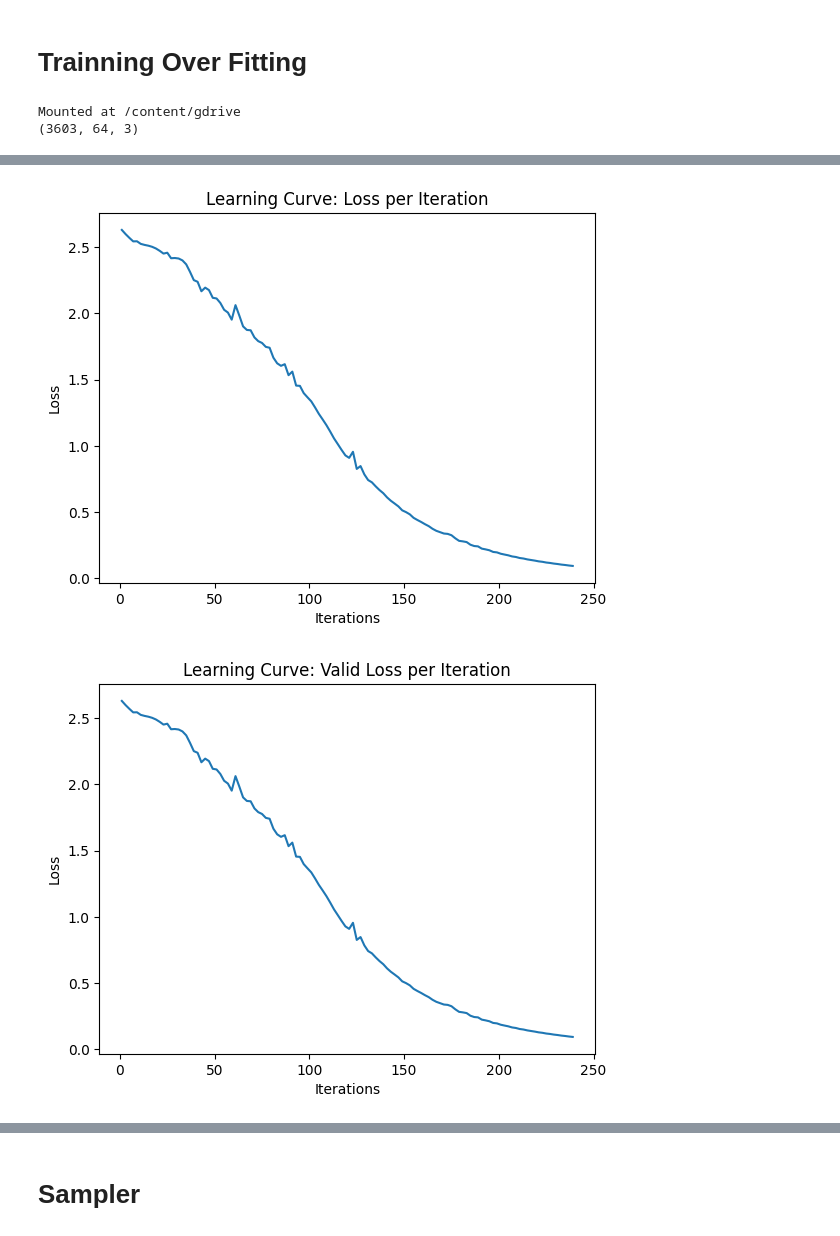
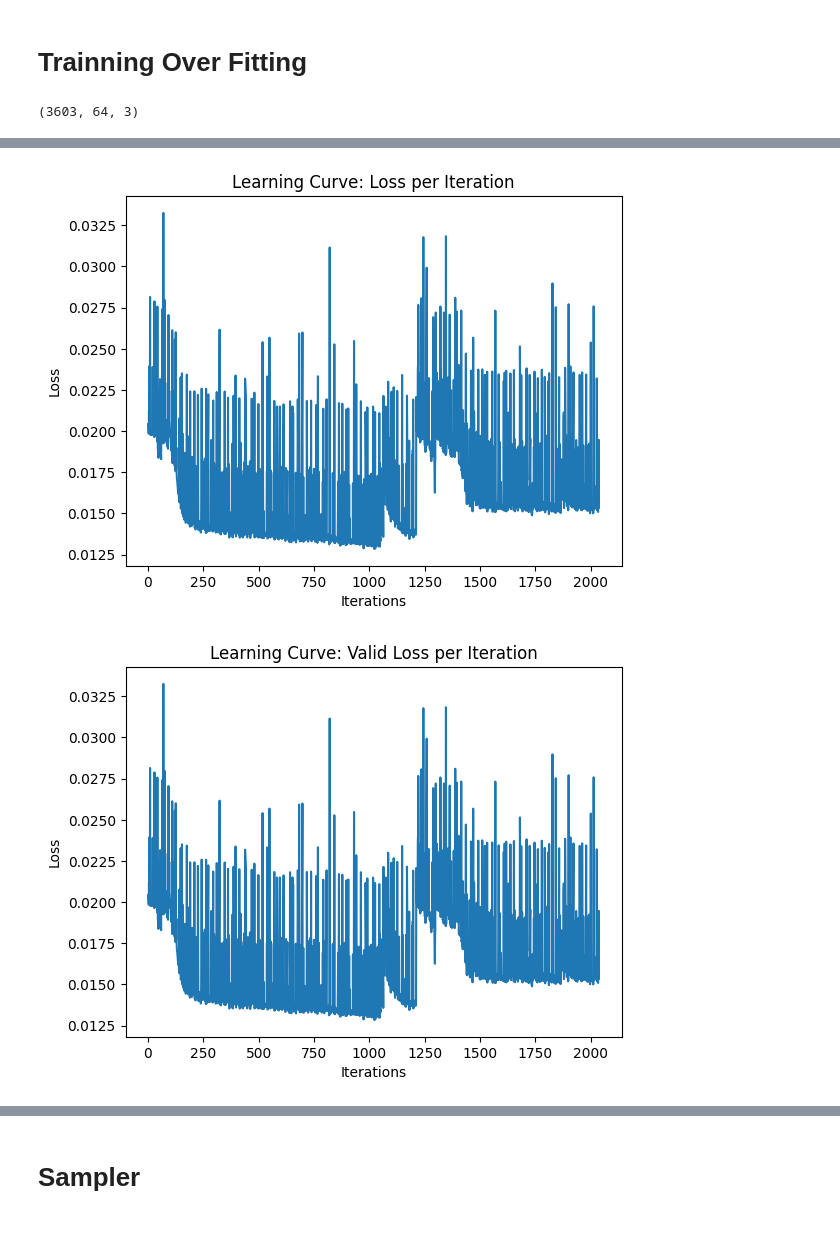
Before and after one commit to chrisbtr/CSC413_A3, a Jupyter notebook: model.ipynb, the cells around one changed output, grey strips where cells are left out. Cells and saved outputs as stored; diff of their text form; code cells hidden in the pictures.

```diff
--- a/model.ipynb
+++ b/model.ipynb
@@ -56,11 +58,14 @@ class MusicGenRNN(nn.Module):
 # **Trainning Over Fitting**
 # %%
 import pickle
-from google.colab import drive
+# from google.colab import drive
 
 
-drive.mount('/content/gdrive')
-path_to_data = '/content/gdrive/My Drive/University/Year 4/CSC413/Project/data.pickle'
+# drive.mount('/content/gdrive')
+# path_to_data = '/content/gdrive/My Drive/University/Year 4/CSC413/Project/data.pickle'
+
+path_to_data = './data.pickle'
+
 
 with open(path_to_data, 'rb') as f:
     dataset = pickle.load(f)
@@ -73,7 +78,6 @@ print(train_set.shape)
 # train contains N samples, of 64 length sequences, each sequence token is length 3.
 # token in sequence is [pitch, step, duration]
 # %% [output]
-Mounted at /content/gdrive
 (3603, 64, 3)
 # %%
 def train(model, train_data, valid_data, batch_size=32, weight_decay=0.0,
@@ -110,17 +114,17 @@ def train(model, train_data, valid_data, batch_size=32, weight_decay=0.0,
 
       # add <BOS>=128 and <EOS>=129 terms, pitch values range 0-127 inclusive
       BOS = torch.tensor([128, 0.0, 0.0] * batch_size).reshape(batch_size, 1, 3)
-      EOS = torch.tensor([129, 0.0, 0.0] * batch_size).reshape(batch_size, 1, 3)
+      # EOS = torch.tensor([129, 0.0, 0.0] * batch_size).reshape(batch_size, 1, 3)
       # input shape is batch_size x seqeunce_length=64+1 x token size = 3
       input = torch.concat((BOS, batch_of_sequences), dim=1) # <EOS> never input
       input = input.to(device)
       out, _ = model(input.float())
       # out = batch_size x sequence_size x 132 [0-129 pitch probs, 130 step, 131 duration]
       # 129 as it is the pitch tokens from 0-127 + 2 for <BOS> and <EOS>
-      out_pitch = out[:, :, 0:130]
-      out_step = out[:, :, 130]
-      out_duration = out[:, :, 131]
-      targets = torch.concat((batch_of_sequences, EOS), dim=1) # <BOS> never output
+      out_pitch = out[:, :64, 0:130]
+      out_step = out[:, :64, 130]
+      out_duration = out[:, :64, 131]
+      targets = batch_of_sequences # <BOS> never output
       targets = targets.float()
       targets = targets.to(device)
       targets_pitch = targets[:, :, 0]
@@ -151,17 +155,18 @@ def train(model, train_data, valid_data, batch_size=32, weight_decay=0.0,
 
       # add <BOS>=128 and <EOS>=129 terms, pitch values range 0-127 inclusive
       BOS = torch.tensor([128, 0.0, 0.0] * batch_size).reshape(batch_size, 1, 3)
-      EOS = torch.tensor([129, 0.0, 0.0] * batch_size).reshape(batch_size, 1, 3)
+      # EOS = torch.tensor([129, 0.0, 0.0] * batch_size).reshape(batch_size, 1, 3)
       # input shape is batch_size x seqeunce_length=64+1 x token size = 3
       input = input.to(device)
       input = torch.concat((BOS, batch_of_sequences), dim=1) # <EOS> never input
       out, _ = model(input.float())
       # out = batch_size x sequence_size x 132 [0-129 pitch probs, 130 step, 131 duration]
       # 129 as it is the pitch tokens from 0-127 + 2 for <BOS> and <EOS>
-      out_pitch = out[:, :, 0:130]
-      out_step = out[:, :, 130]
-      out_duration = out[:, :, 131]
-      targets = torch.concat((batch_of_sequences, EOS), dim=1) # <BOS> never output
+      out_pitch = out[:, :64, 0:130]
+
+      out_step = out[:, :64, 130]
+      out_duration = out[:, :64, 131]
+      targets = batch_of_sequences # <BOS> never output
       targets = targets.float()
       targets = targets.to(device)
       targets_pitch = targets[:, :, 0]
@@ -203,7 +208,7 @@ def plot_learning_curve(iters, losses, iter_at_epoch, train_accs, val_accs, vali
     plt.ylabel("Loss")
     plt.show()
     plt.title("Learning Curve: Valid Loss per Iteration")
-    plt.plot(iters, losses, label="Valid")
+    plt.plot(valid_iters, valid_losses, label="Valid")
     plt.xlabel("Iterations")
     plt.ylabel("Loss")
     plt.show()
@@ -215,9 +220,8 @@ def plot_learning_curve(iters, losses, iter_at_epoch, train_accs, val_accs, vali
     plt.legend(loc='best')
     plt.show()
 # %%
-model = MusicGenRNN()
-device = torch.device("cuda:0" if torch.cuda.is_available() else "cpu")
+model = MusicGenRNN(num_layers=16)
 model.to(device)
-plot_data = train(model, train_set[:2], validation_set[:2], num_epochs=120, batch_size=2)
+plot_data = train(model, train_set, validation_set, num_epochs=120, batch_size=256)
 plot_learning_curve(*plot_data)
 # %% [output]
@@ -241,5 +245,5 @@ Epoch 119. Iter 240. [Val Acc 0%, Valid Loss 14.361650] [Train Acc 0%, Train Los
-[figure, old version]
+[figure, new version]
-[figure, old version]
+[figure, new version]
 [figure]
 # %% [markdown]
 # **Sampler**
```
Also changed, not shown: parts of 5 cells of this notebook.
